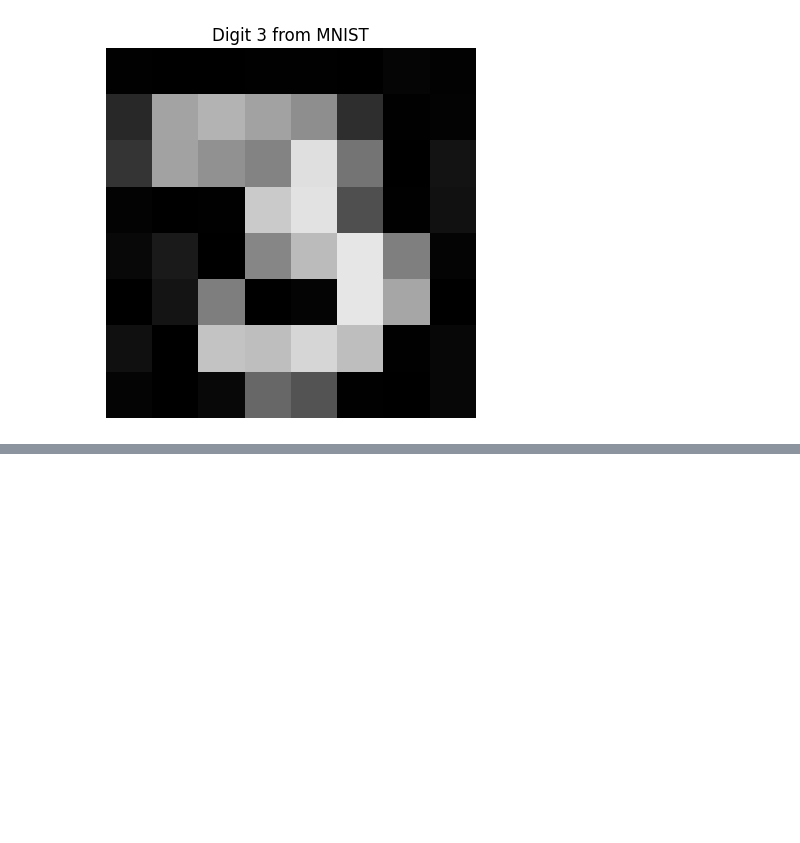
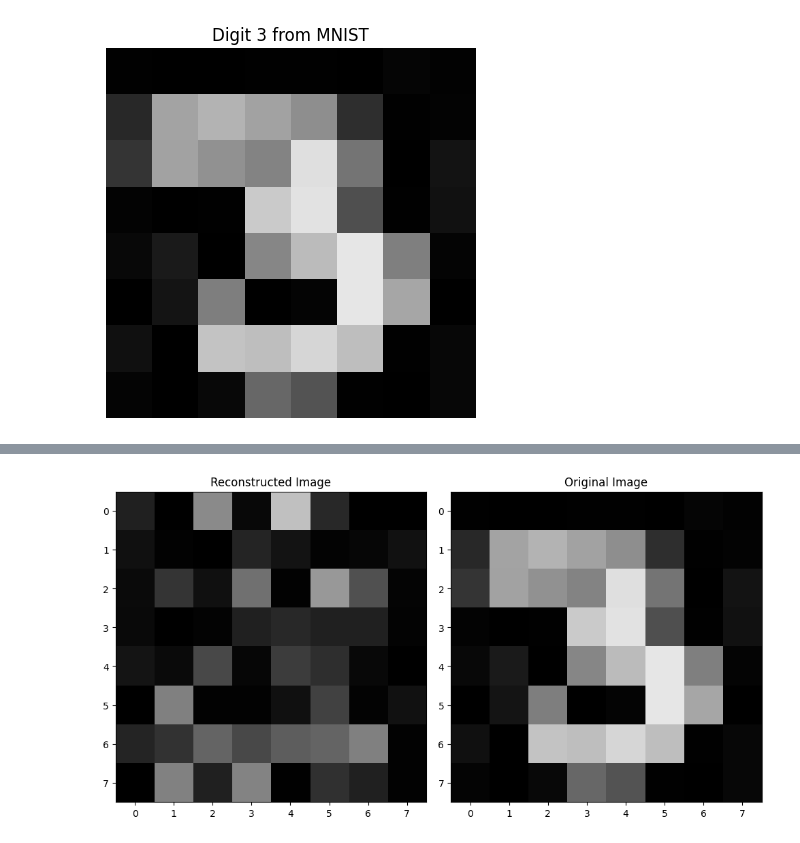
Before and after one commit to uriballo/quantum-encodings, a Jupyter notebook: encodings/BRQI.ipynb, the cells around one changed output, grey strips where cells are left out. Drawn from its saved outputs; the diff is of its cells as text; code cells hidden in the pictures; blank space fills up the shorter version.

```diff
--- a/encodings/BRQI.ipynb
+++ b/encodings/BRQI.ipynb
@@ -118,0 +129,29 @@ CircuitError: 'duplicate qubit arguments'
+# %%
+out_pixels = []
+for item in counts:
+    out_pixels.append((int(item[0:color_reg.size], 2),
+                       int(item[color_reg.size:color_reg.size+xs_reg.size],2),
+                       int(item[color_reg.size+xs_reg.size:color_reg.size+xs_reg.size+ys_reg.size],2),
+                       int(item[color_reg.size+xs_reg.size+ys_reg.size:brqi_circuit.num_qubits],2)
+                     ))
+out_image = []
+for k in range(image.shape[0]):
+    for j in range(image.shape[1]):
+        bits = [i for i in range(len(out_pixels)) if out_pixels[i][1] == k and out_pixels[i][2] == j]
+        pixel = np.zeros((8,))
+        for bit in bits:
+            pixel[out_pixels[bit][3]] = int(out_pixels[bit][0])
+        mystring = "".join([str(int(a)) for a in pixel])
+        out_image.append(int(mystring, 2))
+out_image = np.array(out_image).reshape(image.shape[1], image.shape[0]).T
+# %%
+fig, axs = plt.subplots(1, 2, figsize=(10, 5))
+
+axs[0].imshow(out_image, cmap='gray', vmin=0, vmax=255)
+axs[0].set_title('Reconstructed Image')
+axs[1].imshow(image, cmap='gray', vmin=0, vmax=255)
+axs[1].set_title('Original Image')
+
+plt.tight_layout()
+# %% [output]
+[figure, added]
```
Also changed, not shown: parts of 9 cells of this notebook.
